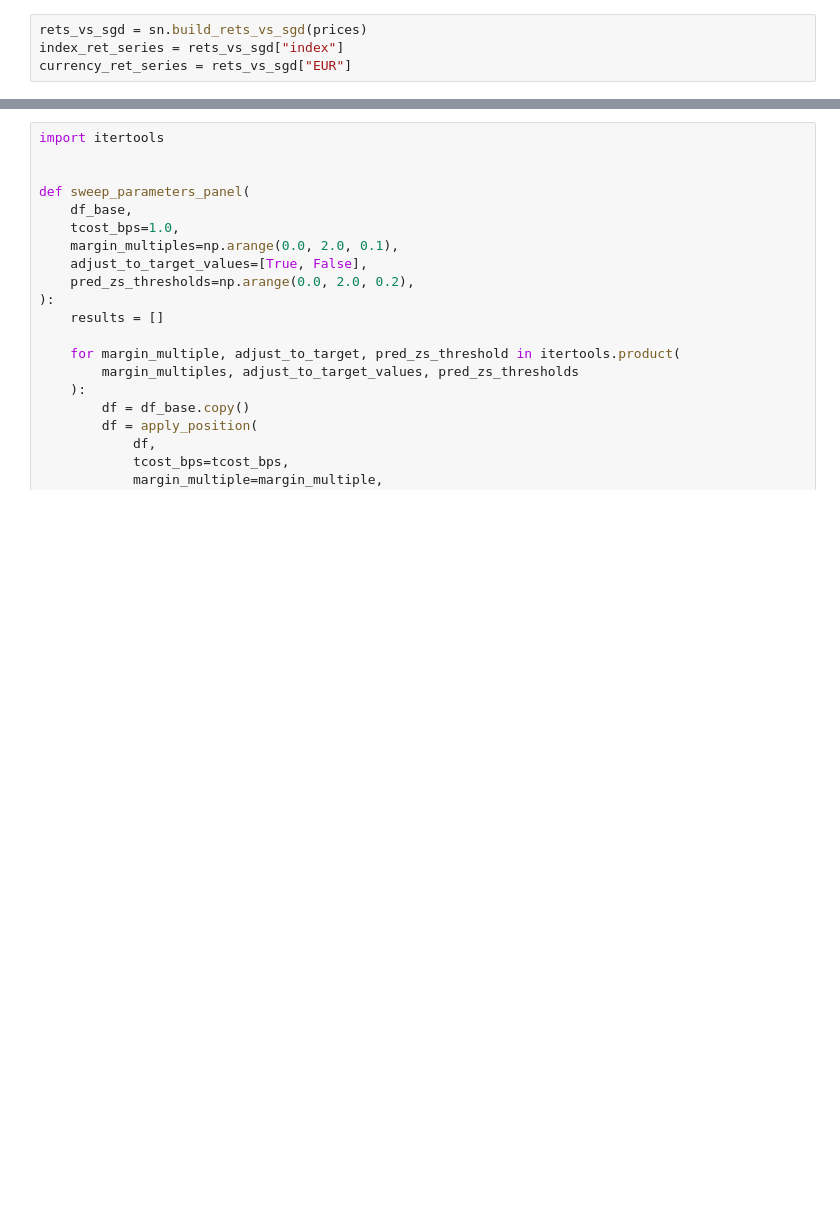
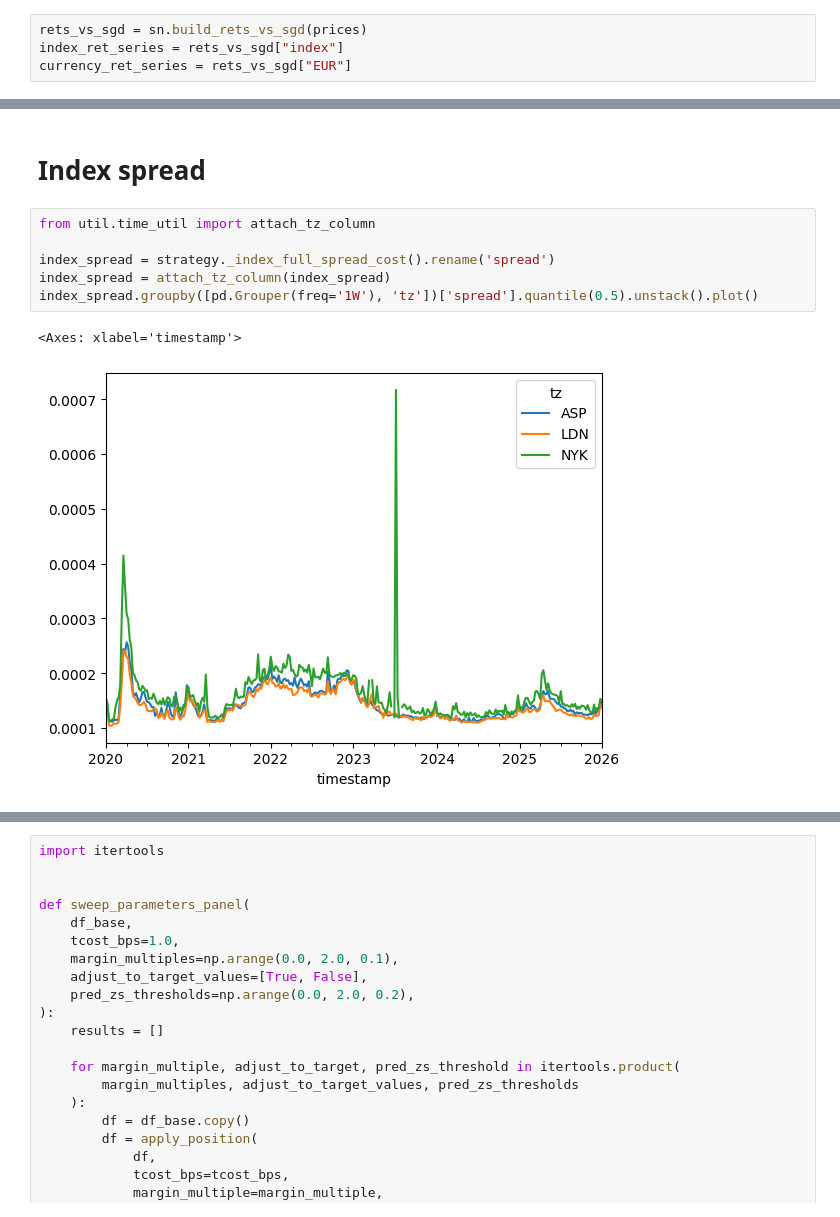
Before and after one commit to muqali/systematic-trading, a Jupyter notebook: src/systematic_trading/research/sgd_neer.ipynb, the cells around one changed output, grey strips where cells are left out. Saved outputs shown, nothing was run; the diff lists cells and outputs as text; blank space fills up the shorter version.

```diff
--- a/src/systematic_trading/research/sgd_neer.ipynb
+++ b/src/systematic_trading/research/sgd_neer.ipynb
@@ -62,0 +58,11 @@ mr.variance_ratio(index_ret_series, pd.Timedelta(seconds=72000)).plot()
+# %% [markdown]
+# Index spread
+# %%
+from util.time_util import attach_tz_column
+
+index_spread = strategy._index_full_spread_cost().rename('spread')
+index_spread = attach_tz_column(index_spread)
+index_spread.groupby([pd.Grouper(freq='1W'), 'tz'])['spread'].quantile(0.5).unstack().plot()
+# %% [output]
+<Axes: xlabel='timestamp'>
+[figure, added]
```
Also changed, not shown: parts of 30 cells of this notebook, 6 other files.
